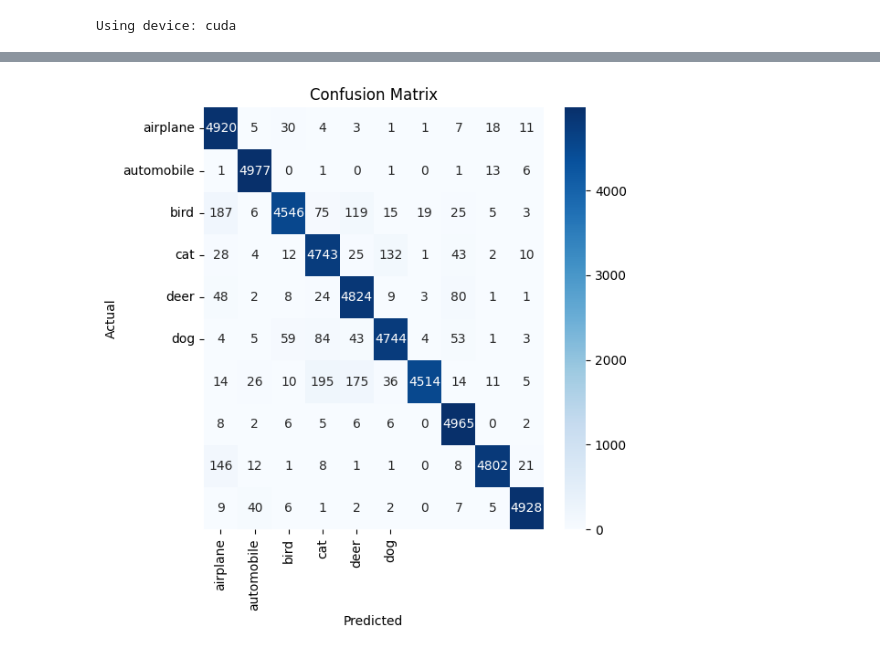
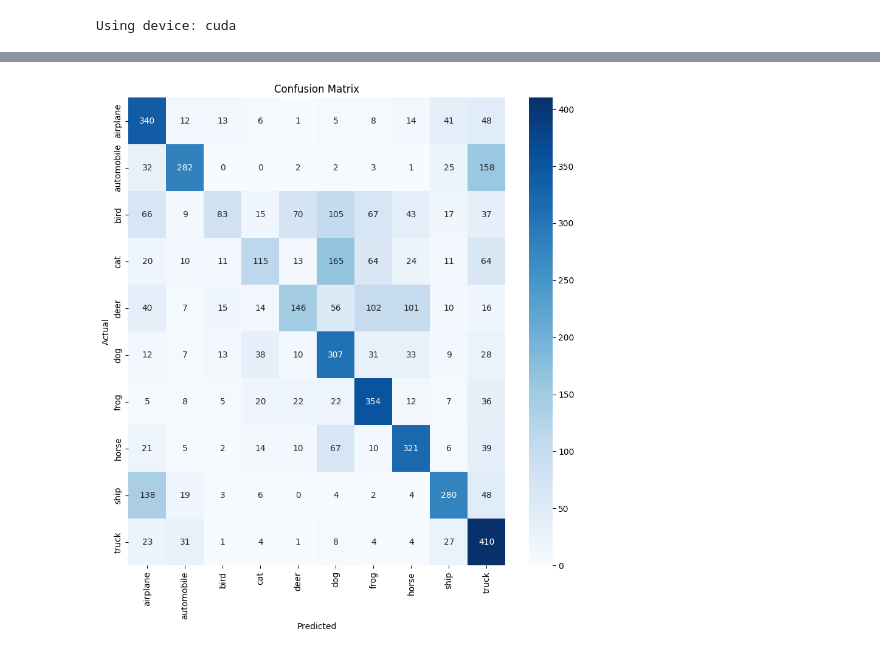
Before and after one commit to romulolassoares/trabalho_pratico_visao_comp, a Jupyter notebook: main.ipynb, the cells around one changed output, grey strips where cells are left out. Saved outputs shown, nothing was run; the diff lists cells and outputs as text; code cells hidden in the pictures.

```diff
--- a/main.ipynb
+++ b/main.ipynb
@@ -153,2 +129,6 @@ plt.show()
+# %%
+plot_confusion_matrix(alexnet, testloader, CIFAR10_CLASSES, device,'test')
+# %% [output]
+[figure, added]
 # %%
 
@@ -183,4 +164,0 @@ cifar10_classes = ['airplane', 'automobile', 'bird', 'cat', 'deer', 'dog']
-# %%
-plot_confusion_matrix(alexnet, trainloader, cifar10_classes)
-# %% [output]
-[figure, removed]
```
Also changed, not shown: parts of 17 cells of this notebook.
